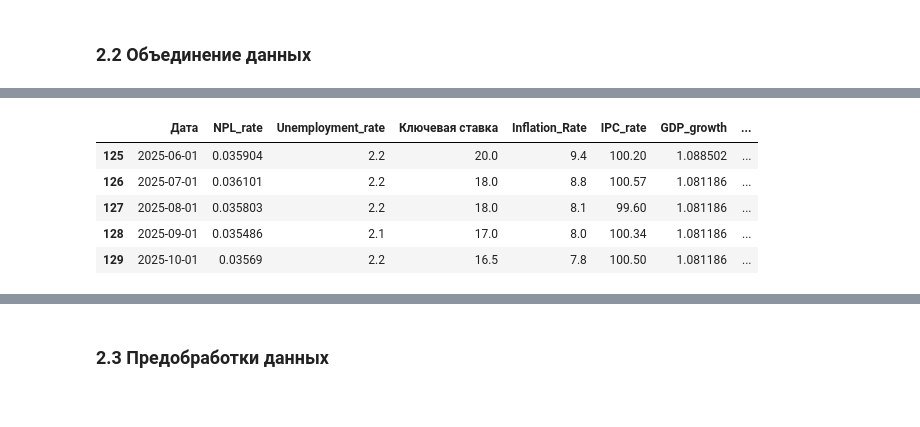
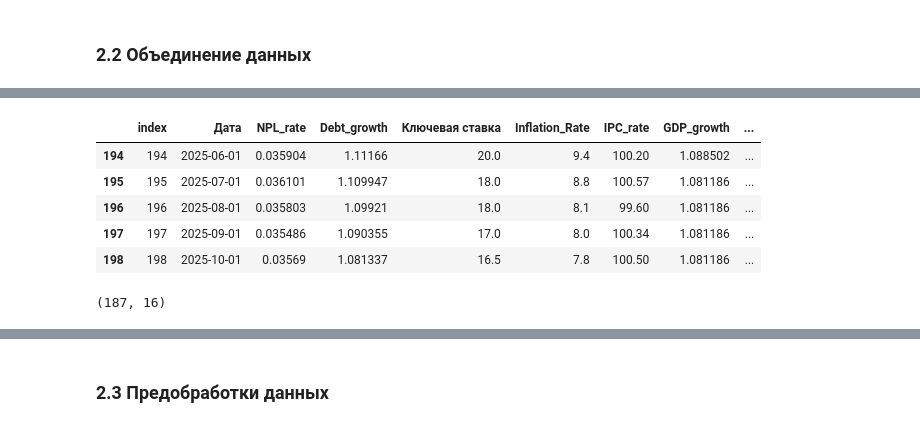
Before and after one commit to SofiaMakashova/ITMO_NIR, a Jupyter notebook: Построение DAG.ipynb, the cells around one changed output, grey strips where cells are left out. Cells and saved outputs as stored; diff of their text form; code cells hidden in the pictures.

```diff
--- a/Построение DAG.ipynb
+++ b/Построение DAG.ipynb
@@ -105,5 +106,6 @@ NPL_ratio_df = pd.concat([NPL_before_2019_df.merge(PL_before_2019_df, on='Дат
                           NPL_after_2019_df.merge(PL_after_2019_df, on='Дата')], axis = 0)
 NPL_ratio_df['NPL_rate'] = NPL_ratio_df['NPL']/NPL_ratio_df['PL']
 NPL_ratio_df.Дата = pd.to_datetime(NPL_ratio_df.Дата)
-NPL_ratio_df.head()
+NPL_ratio_df['Debt_growth'] =NPL_ratio_df['PL'] /NPL_ratio_df['PL'].shift(12)   # рост заредитованности населения
+NPL_ratio_df.tail()
 # %% [output]
@@ -319,0 +340,10 @@ commodity_prices.tail(5)
+# %%
+cargo_index_df = pd.read_excel('data/Gruzovie_ind_09-2025.xlsx', skiprows = 3, sheet_name='1')
+cargo_index_df = cargo_index_df.iloc[1:13]
+cargo_index_df = cargo_index_df.melt(id_vars = 'Unnamed: 0', value_vars=cargo_index_df.columns[1:])
+cargo_index_df.columns = ['Month', 'Year', 'Cargo_Index']
+cargo_index_df.Month = cargo_index_df.Month.str.lower().str.strip().map(month_dict)
+cargo_index_df['Дата'] = cargo_index_df.apply(create_date, axis=1)
+cargo_index_df = cargo_index_df.sort_values('Дата')
+
+cargo_index_df.tail()
@@ -319,0 +357,10 @@ commodity_prices.tail(5)
+# %%
+cargo_index_df_2025 = pd.read_excel('data/Gruzovie_ind_09-2025.xlsx', skiprows = 3, sheet_name='21')
+cargo_index_df_2025 = cargo_index_df_2025.iloc[0:1].T.iloc[1:-2].reset_index()
+cargo_index_df_2025.columns = ['Month', 'Cargo_Index']
+cargo_index_df_2025.Month = cargo_index_df_2025.Month.str.lower().str.strip().map(month_dict)
+cargo_index_df_2025['Year'] = 2025
+cargo_index_df_2025['Дата'] = cargo_index_df_2025.apply(create_date, axis=1)
+cargo_index_df_2025 = cargo_index_df_2025.sort_values('Дата')
+# %%
+cargo_index_df = pd.concat([cargo_index_df, cargo_index_df_2025])
@@ -322,26 +389,44 @@ commodity_prices.tail(5)
 # %%
 full_df = \
-(NPL_ratio_df[['Дата', 'NPL_rate']]
- .merge(Unemployment_rate_df[['Unemployment_rate', 'Дата']], on='Дата')
+(NPL_ratio_df[['Дата', 'NPL_rate', 'Debt_growth']]
+ #.merge(Unemployment_rate_df[['Unemployment_rate', 'Дата']], on='Дата')
  .merge(IR_df, on='Дата', how='left')
  .merge(inflation_df[['Inflation_Rate', 'Дата']], on='Дата', how='left')
  .merge(IPC_df[['IPC_rate', 'Дата']], on='Дата', how='left')
  .merge(GDP_df[['GDP_growth', 'Дата']], on='Дата', how='left')
  .merge(income_df[['Income_growth', 'Дата']], on='Дата', how='left')
  .merge(commodity_prices, on='Дата', how='left')
-)
+ .merge(outer_debt_df[['Дата', 'external_debt_rate']], on='Дата', how='left')
+ .merge(cargo_index_df[['Дата', 'Cargo_Index']], on='Дата', how='left')
+).reset_index()
+full_df = full_df[full_df['Debt_growth'].notna()]
 full_df['Ключевая ставка'] = full_df['Ключевая ставка'].ffill()
 full_df['Ключевая ставка'] = full_df['Ключевая ставка'].bfill()
+full_df['external_debt_rate'] = full_df['external_debt_rate'].ffill()
+full_df['brent'] = full_df['brent'].bfill()
+full_df['gas'] = full_df['gas'].bfill()
+full_df['copper'] = full_df['copper'].bfill()
+full_df['gold'] = full_df['gold'].bfill()
 full_df['GDP_growth'] = full_df['GDP_growth'].ffill()
 full_df['Income_growth'] = full_df['Income_growth'].ffill()
+full_df['Cargo_Index'] = full_df['Cargo_Index'].ffill()
+full_df['Cargo_Index'] = full_df['Cargo_Index'].bfill()
+# добавим льготные каникулы
+full_df['credit_holidays'] = 0
+full_df.loc[(full_df.Дата >= '2020-04-01')&(full_df.Дата <= '2020-09-01'), 'credit_holidays'] = 1
+full_df.loc[(full_df.Дата >= '2022-03-01')&(full_df.Дата <= '2022-09-01'), 'credit_holidays'] = 1
 full_df.tail(5)
 # %% [output]
-|  | Дата | NPL_rate | Unemployment_rate | Ключевая ставка | Inflation_Rate | IPC_rate | GDP_growth | ... |
-| 125 | 2025-06-01 | 0.035904 | 2.2 | 20.0 | 9.4 | 100.20 | 1.088502 | ... |
-| 126 | 2025-07-01 | 0.036101 | 2.2 | 18.0 | 8.8 | 100.57 | 1.081186 | ... |
-| 127 | 2025-08-01 | 0.035803 | 2.2 | 18.0 | 8.1 | 99.60 | 1.081186 | ... |
-| 128 | 2025-09-01 | 0.035486 | 2.1 | 17.0 | 8.0 | 100.34 | 1.081186 | ... |
-| 129 | 2025-10-01 | 0.03569 | 2.2 | 16.5 | 7.8 | 100.50 | 1.081186 | ... |
+|  | index | Дата | NPL_rate | Debt_growth | Ключевая ставка | Inflation_Rate | IPC_rate | GDP_growth | ... |
+| 194 | 194 | 2025-06-01 | 0.035904 | 1.11166 | 20.0 | 9.4 | 100.20 | 1.088502 | ... |
+| 195 | 195 | 2025-07-01 | 0.036101 | 1.109947 | 18.0 | 8.8 | 100.57 | 1.081186 | ... |
+| 196 | 196 | 2025-08-01 | 0.035803 | 1.09921 | 18.0 | 8.1 | 99.60 | 1.081186 | ... |
+| 197 | 197 | 2025-09-01 | 0.035486 | 1.090355 | 17.0 | 8.0 | 100.34 | 1.081186 | ... |
+| 198 | 198 | 2025-10-01 | 0.03569 | 1.081337 | 16.5 | 7.8 | 100.50 | 1.081186 | ... |
+# %%
+full_df.shape
+# %% [output]
+(187, 16)
 # %%
 full_df.Дата.min()
 # %% [output]
```
Also changed, not shown: parts of 43 cells of this notebook, 8 other files.
